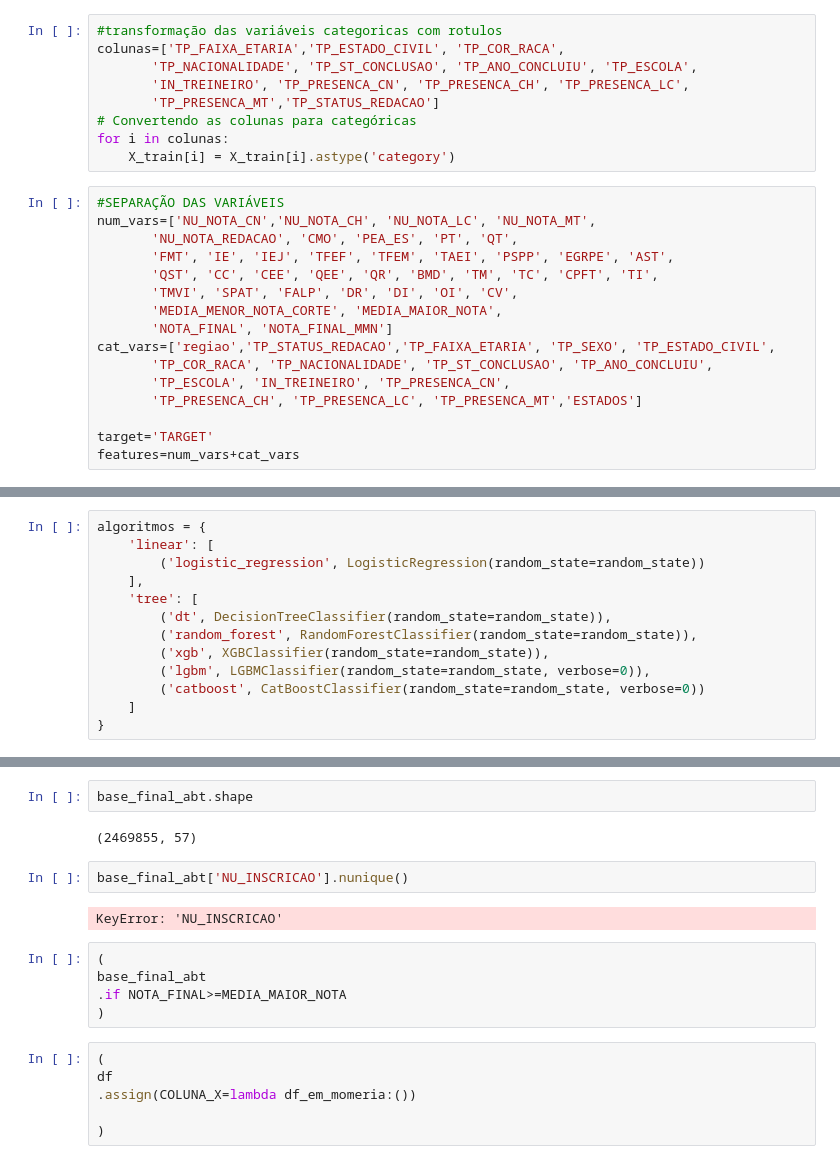
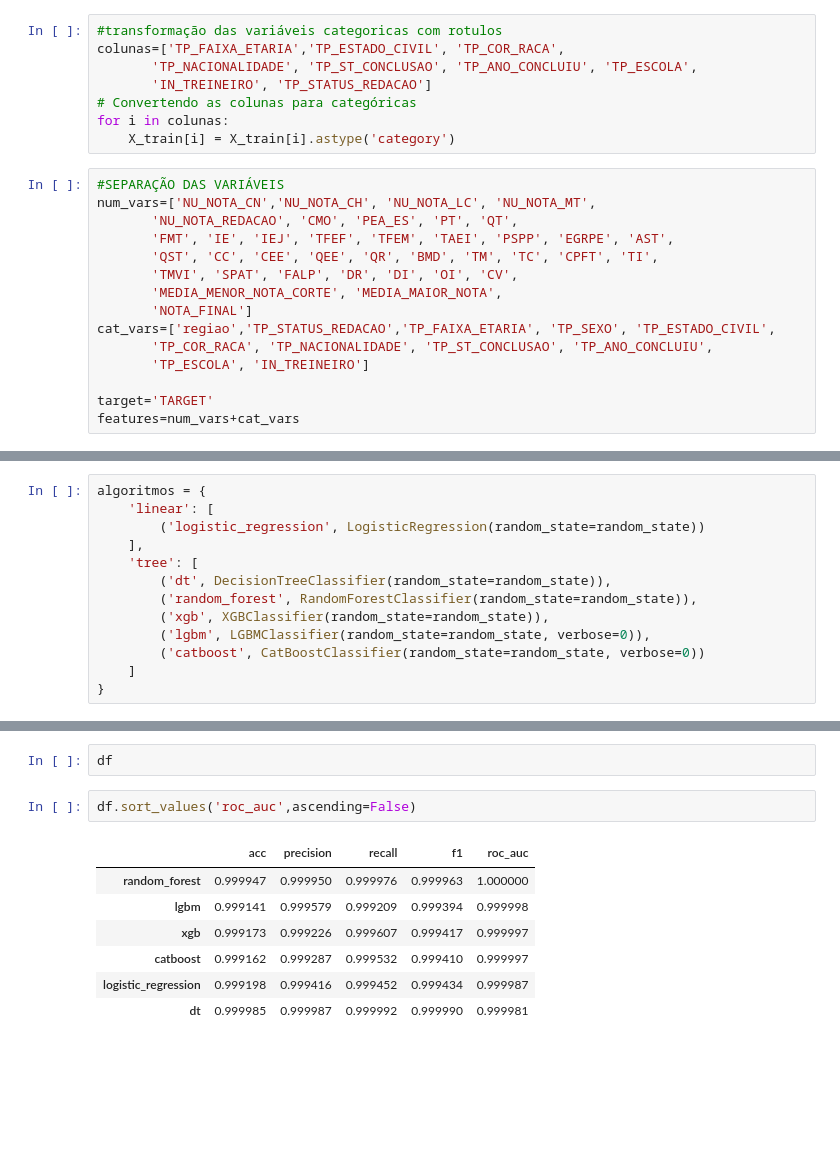
Before and after one commit to hsantos1985/ds_projects, a Jupyter notebook: SCRIPT_ABT_manual.ipynb, the cells around one changed output, grey strips where cells are left out. Saved outputs shown, nothing was run; the diff lists cells and outputs as text; blank space fills up the shorter version.

```diff
--- a/SCRIPT_ABT_manual.ipynb
+++ b/SCRIPT_ABT_manual.ipynb
@@ -277,8 +360,7 @@ Requirement already satisfied: joblib==1.3 in /usr/local/lib/python3.10/dist-pac
 #transformação das variáveis categoricas com rotulos
 colunas=['TP_FAIXA_ETARIA','TP_ESTADO_CIVIL', 'TP_COR_RACA',
        'TP_NACIONALIDADE', 'TP_ST_CONCLUSAO', 'TP_ANO_CONCLUIU', 'TP_ESCOLA',
-       'IN_TREINEIRO', 'TP_PRESENCA_CN', 'TP_PRESENCA_CH', 'TP_PRESENCA_LC',
-       'TP_PRESENCA_MT','TP_STATUS_REDACAO']
+       'IN_TREINEIRO', 'TP_STATUS_REDACAO']
 # Convertendo as colunas para categóricas
 for i in colunas:
     X_train[i] = X_train[i].astype('category')
@@ -290,11 +372,10 @@ num_vars=['NU_NOTA_CN','NU_NOTA_CH', 'NU_NOTA_LC', 'NU_NOTA_MT',
        'QST', 'CC', 'CEE', 'QEE', 'QR', 'BMD', 'TM', 'TC', 'CPFT', 'TI',
        'TMVI', 'SPAT', 'FALP', 'DR', 'DI', 'OI', 'CV',
        'MEDIA_MENOR_NOTA_CORTE', 'MEDIA_MAIOR_NOTA',
-       'NOTA_FINAL', 'NOTA_FINAL_MMN']
+       'NOTA_FINAL']
 cat_vars=['regiao','TP_STATUS_REDACAO','TP_FAIXA_ETARIA', 'TP_SEXO', 'TP_ESTADO_CIVIL',
        'TP_COR_RACA', 'TP_NACIONALIDADE', 'TP_ST_CONCLUSAO', 'TP_ANO_CONCLUIU',
-       'TP_ESCOLA', 'IN_TREINEIRO', 'TP_PRESENCA_CN',
-       'TP_PRESENCA_CH', 'TP_PRESENCA_LC', 'TP_PRESENCA_MT','ESTADOS']
+       'TP_ESCOLA', 'IN_TREINEIRO']
 
 target='TARGET'
 features=num_vars+cat_vars
@@ -658,19 +508,12 @@ Index(['TP_FAIXA_ETARIA', 'TP_SEXO', 'TP_ESTADO_CIVIL', 'TP_COR_RACA',
-# %%
-base_final_abt.shape
-# %% [output]
-(2469855, 57)
-# %%
-base_final_abt['NU_INSCRICAO'].nunique()
-# %% [output]
-KeyError: 'NU_INSCRICAO'
-# %%
-(
-base_final_abt
-.if NOTA_FINAL>=MEDIA_MAIOR_NOTA
-)
-# %%
-(
-df
-.assign(COLUNA_X=lambda df_em_momeria:())
-
-)
+# %%
+df
+# %%
+df.sort_values('roc_auc',ascending=False)
+# %% [output]
+|  | acc | precision | recall | f1 | roc_auc |
+| random_forest | 0.999947 | 0.999950 | 0.999976 | 0.999963 | 1.000000 |
+| lgbm | 0.999141 | 0.999579 | 0.999209 | 0.999394 | 0.999998 |
+| xgb | 0.999173 | 0.999226 | 0.999607 | 0.999417 | 0.999997 |
+| catboost | 0.999162 | 0.999287 | 0.999532 | 0.999410 | 0.999997 |
+| logistic_regression | 0.999198 | 0.999416 | 0.999452 | 0.999434 | 0.999987 |
+| dt | 0.999985 | 0.999987 | 0.999992 | 0.999990 | 0.999981 |
```
Also changed, not shown: parts of 32 cells of this notebook.
